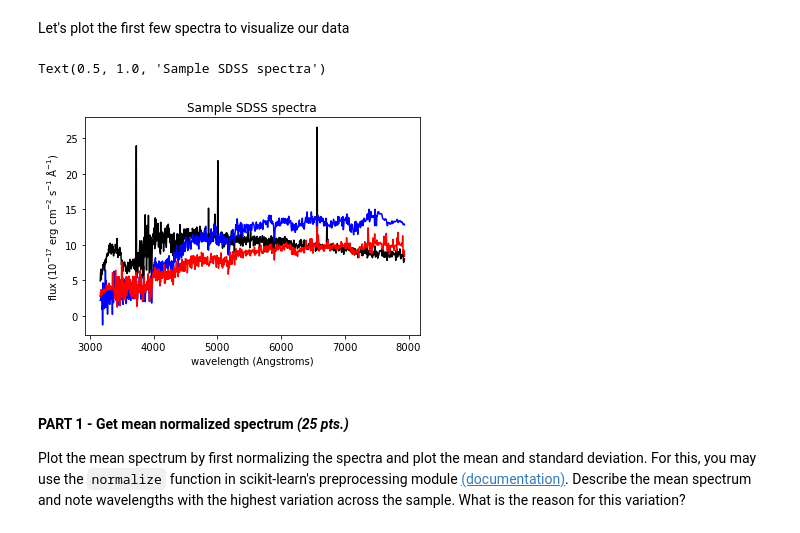
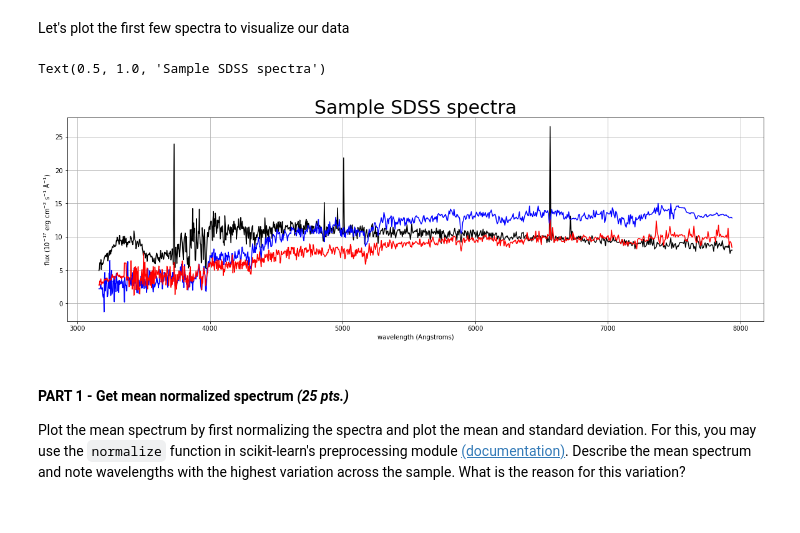
Before and after one commit to mbcamit/AP-157, a Jupyter notebook: AP157_lab_assignmnent_A3.ipynb, the cells around one changed output. Drawn from its saved outputs; the diff is of its cells as text; code cells hidden in the pictures.

```diff
--- a/AP157_lab_assignmnent_A3.ipynb
+++ b/AP157_lab_assignmnent_A3.ipynb
@@ -69,18 +71,20 @@ from matplotlib import pyplot as plt
 # %%
 wavelength = data['wavelength']
 flux0 = data['spec_recons'][0,:]
 flux1 = data['spec_recons'][1,:]
 flux2 = data['spec_recons'][2,:]
 
+plt.figure(figsize=(20, 6))
+plt.grid()
 plt.plot(wavelength, flux0, 'k-')
 plt.plot(wavelength, flux1, 'b-')
 plt.plot(wavelength, flux2, 'r-')
 plt.ylabel("flux ($10^{-17}$ erg cm$^{-2}$ s$^{-1}$ Å$^{-1}$)")
 plt.xlabel("wavelength (Angstroms)")
-plt.title("Sample SDSS spectra")
+plt.title("Sample SDSS spectra", fontsize=30)
 # %% [output]
 Text(0.5, 1.0, 'Sample SDSS spectra')
-[figure, old version]
+[figure, new version]
 # %% [markdown]
 #### PART 1 - Get mean normalized spectrum *(25 pts.)*
 
```
Also changed, not shown: parts of 9 cells of this notebook.
